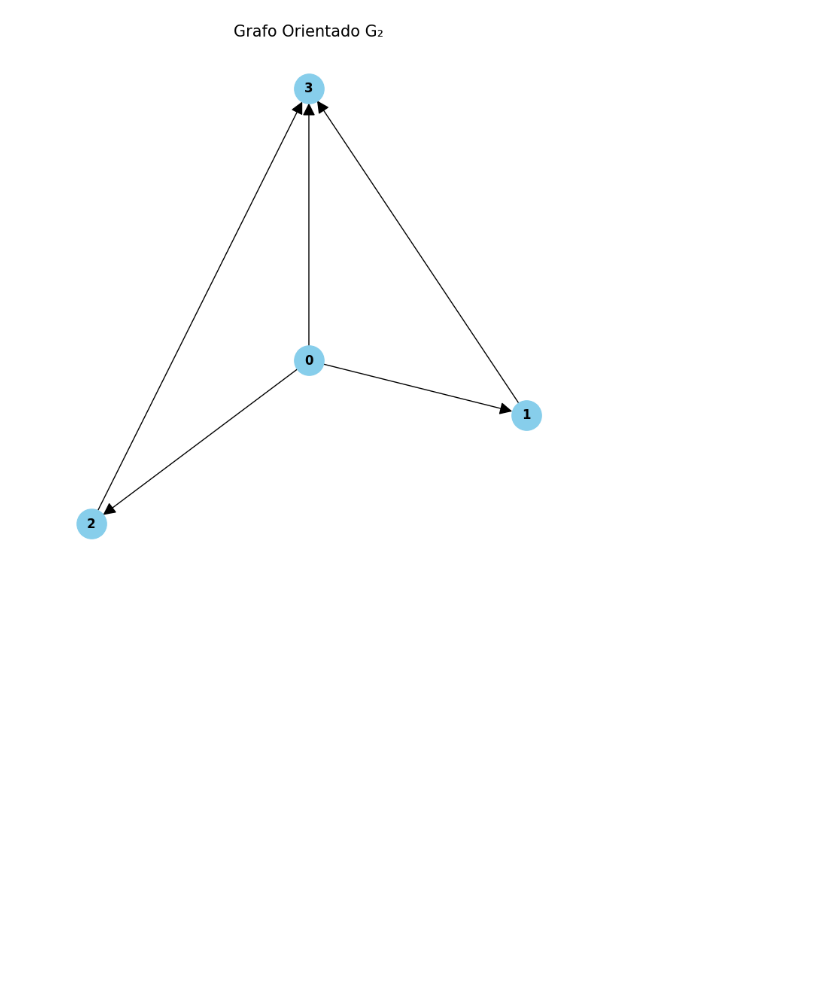
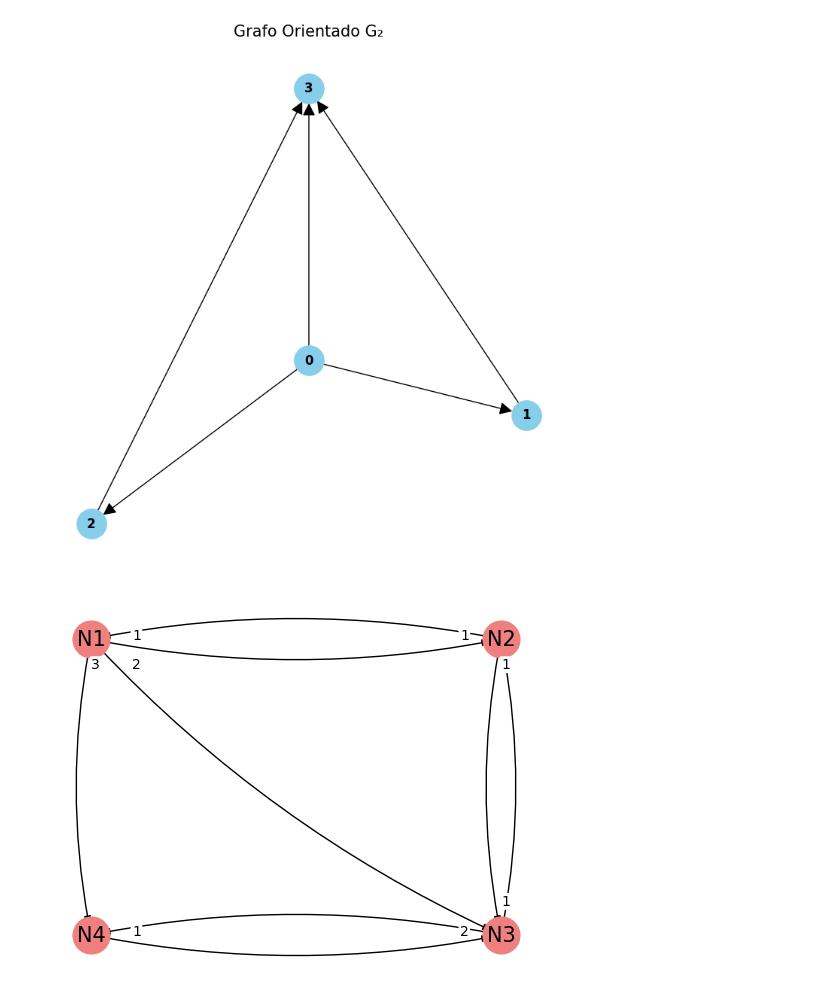
Before and after one commit to RuanSombra/Atividade-Grafos, a Jupyter notebook: ruan_pactrick_sousa.ipynb, the cells around one changed output. Cells and saved outputs as stored; diff of their text form; code cells hidden in the pictures; blank space fills up the shorter version.

Commit message:
grafo ordenado

```diff
--- a/ruan_pactrick_sousa.ipynb
+++ b/ruan_pactrick_sousa.ipynb
@@ -35,3 +35,69 @@ plt.title("Grafo Orientado G₂", size=15)
 plt.show()
 # %% [output]
 [figure]
+# %%
+#GRAFO ORDENADO
+
+import networkx as nx
+import matplotlib.pyplot as plt
+
+# Inicializa um multigrafo direcionado (permite arestas paralelas)
+meu_grafo = nx.MultiDiGraph()
+
+# Foi mudado as variáveis e algumas partes do código para não ficar idêntico.
+
+# Adiciona as conexões (arestas) entre os vértices, especificando o peso
+meu_grafo.add_edge('N1', 'N2', weight=1)
+meu_grafo.add_edge('N2', 'N1', weight=1)
+meu_grafo.add_edge('N1', 'N3', weight=2)
+meu_grafo.add_edge('N1', 'N4', weight=3)
+meu_grafo.add_edge('N3', 'N2', weight=1)
+meu_grafo.add_edge('N4', 'N3', weight=1)
+meu_grafo.add_edge('N3', 'N4', weight=2)
+# Adiciona uma aresta paralela de N2 para N3
+meu_grafo.add_edge('N2', 'N3', weight=1)
+
+# Define as coordenadas para o layout dos vértices
+posicao_nos = {'N1': (0, 1), 'N2': (1, 1), 'N3': (1, 0), 'N4': (0, 0)}
+
+# Desenha os componentes do grafo na tela
+fig, ax = plt.subplots()
+
+# Desenha os nós (vértices)
+nx.draw_networkx_nodes(meu_grafo, posicao_nos, node_size=700, node_color='lightcoral')
+
+# Desenha os rótulos dentro dos nós
+nx.draw_networkx_labels(meu_grafo, posicao_nos, font_size=15)
+
+# Itera sobre as arestas para desenhá-las com curvatura
+# A curvatura ajuda a distinguir arestas de ida e volta ou paralelas
+for origem, destino, chave in meu_grafo.edges(keys=True):
+    # Alterna a curvatura para arestas paralelas
+    curvatura = 0.1 if chave == 0 else -0.1
+    estilo_conexao = f'arc3, rad={curvatura}'
+    nx.draw_networkx_edges(meu_grafo, posicao_nos, edgelist=[(origem, destino)], connectionstyle=estilo_conexao)
+
+# Cria um dicionário com os pesos para usar como rótulos nas arestas
+# Nota: Para multigrafos, isso armazena apenas o peso da última aresta encontrada entre um par de nós
+rotulos_arestas = {(origem, destino): data['weight']
+                   for origem, destino, data in meu_grafo.edges(data=True)}
+
+# Desenha os rótulos de peso perto do início de cada aresta
+for (origem, destino), peso in rotulos_arestas.items():
+    # Calcula a posição do texto um pouco deslocada da origem na direção do destino
+    x_origem, y_origem = posicao_nos[origem]
+    x_destino, y_destino = posicao_nos[destino]
+
+    pos_texto = (x_origem * 0.9 + x_destino * 0.1,
+                 y_origem * 0.9 + y_destino * 0.1)
+
+    # Adiciona o texto do peso com uma caixa de fundo branca para legibilidade
+    plt.text(pos_texto[0], pos_texto[1], s=peso,
+             bbox=dict(facecolor='white', edgecolor='none', boxstyle='round,pad=0.1'))
+
+# Remove os eixos x e y para uma aparência mais limpa
+plt.axis('off')
+# Mostra o gráfico final
+plt.show()
+# %% [output]
+[figure, added]
```
